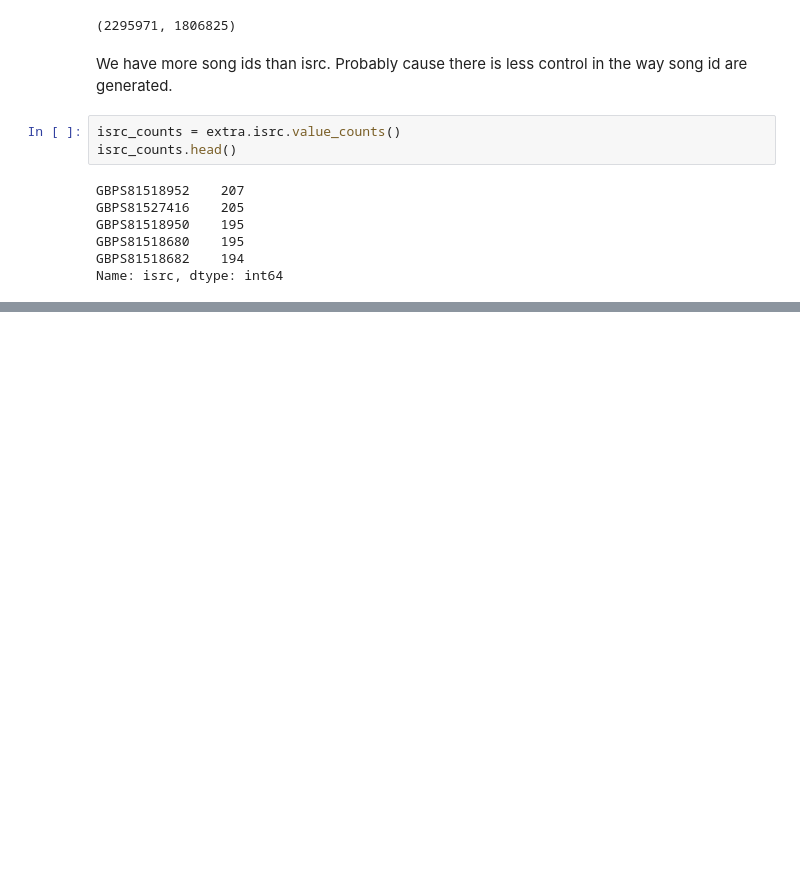
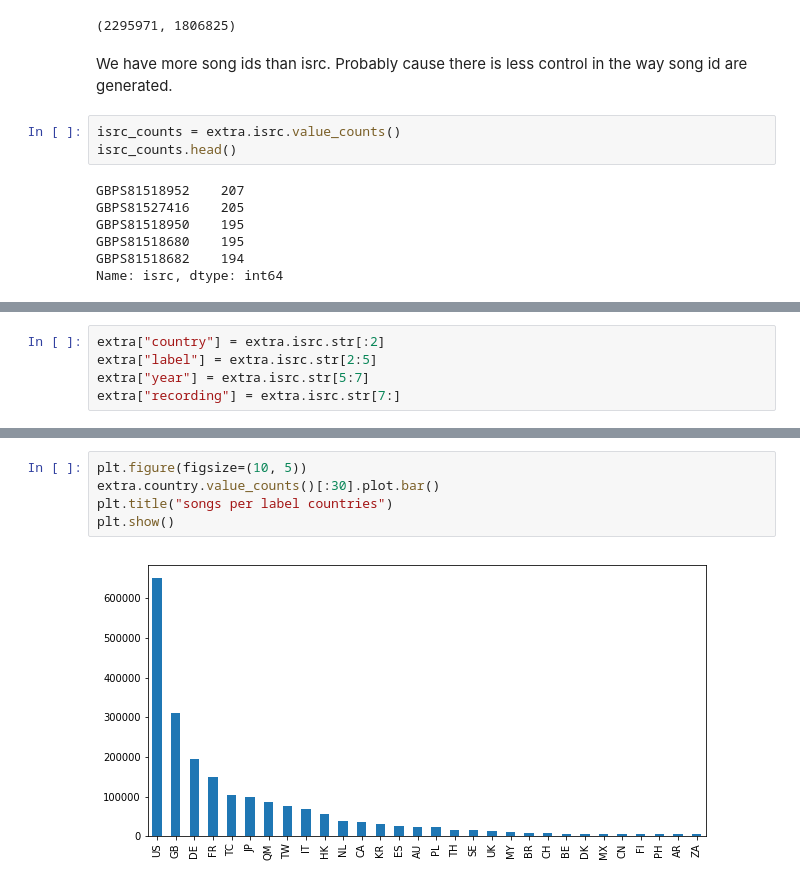
Before and after one commit to PaulPruliere/wsdm, a Jupyter notebook: wsdm.ipynb, the cells around one changed output, grey strips where cells are left out. Cells and saved outputs as stored; diff of their text form; blank space fills up the shorter version.

Commit message:
songs per country chart

```diff
--- a/wsdm.ipynb
+++ b/wsdm.ipynb
@@ -492,0 +493,5 @@ Something just jumped at us with this print: so much of the songs having the sam
+# %%
+extra["country"] = extra.isrc.str[:2]
+extra["label"] = extra.isrc.str[2:5]
+extra["year"] = extra.isrc.str[5:7]
+extra["recording"] = extra.isrc.str[7:]
@@ -492,0 +519,7 @@ Something just jumped at us with this print: so much of the songs having the sam
+# %%
+plt.figure(figsize=(10, 5))
+extra.country.value_counts()[:30].plot.bar()
+plt.title("songs per label countries")
+plt.show()
+# %% [output]
+[figure, added]
```
Also changed, not shown: parts of 2 cells of this notebook.
